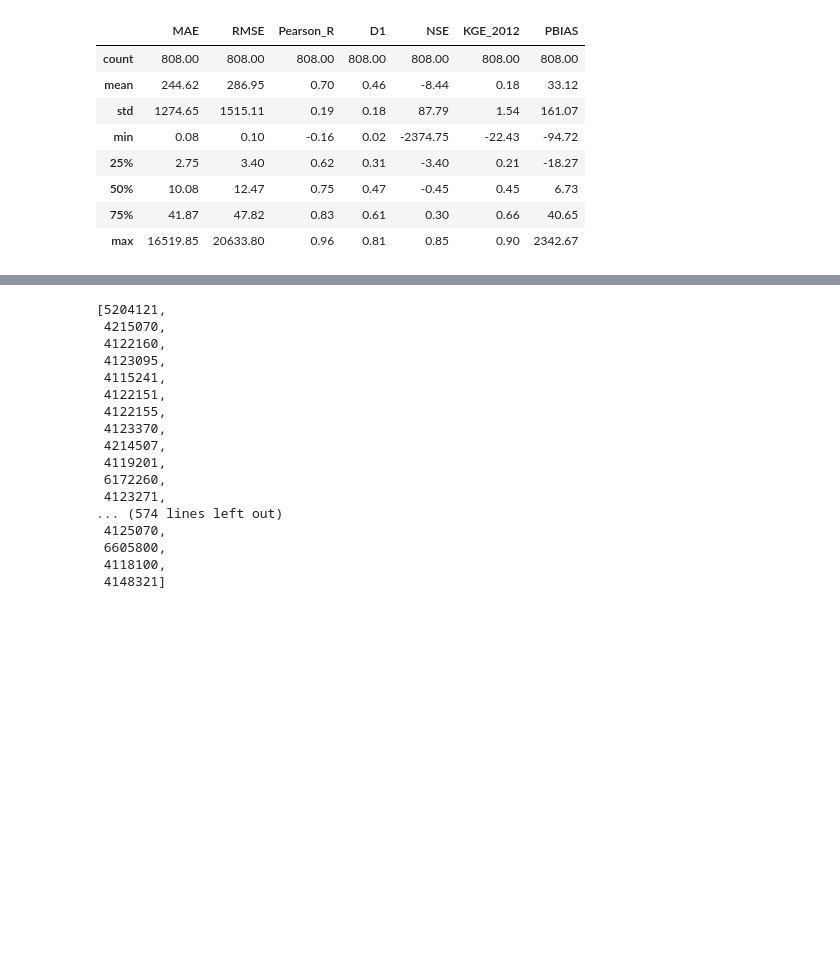
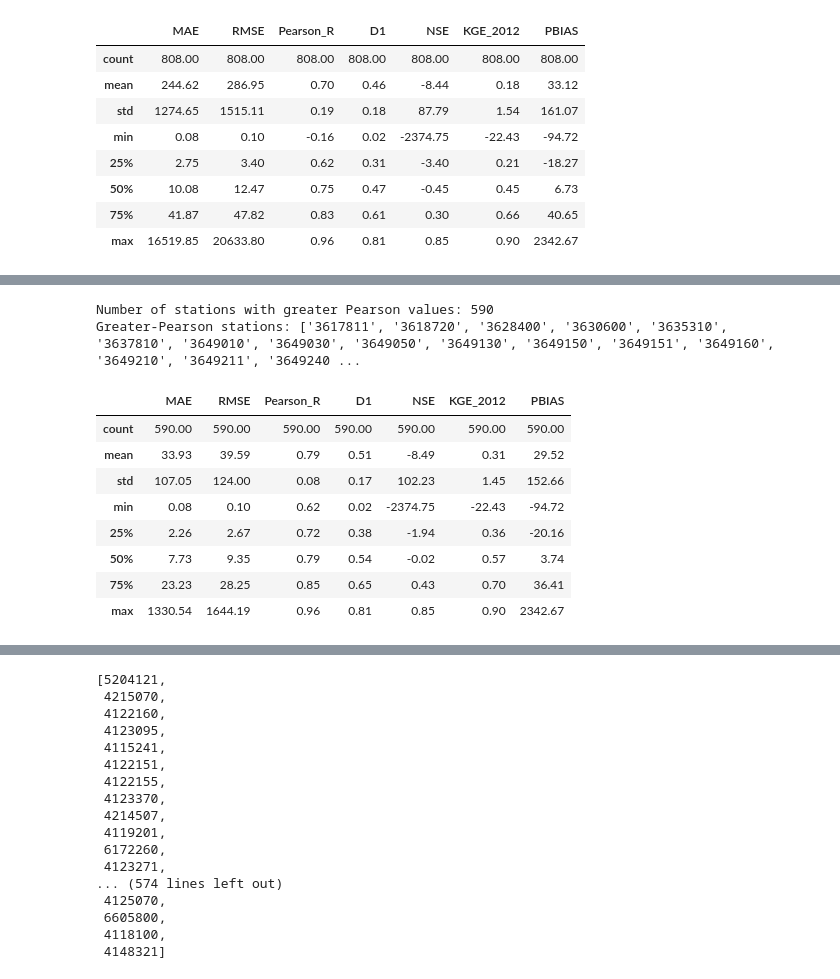
Before and after one commit to jevago262000/PhD_1-Water_Balance, a Jupyter notebook: 7.2a.streamflow_analysis_from_wyield4.ipynb, the cells around one changed output, grey strips where cells are left out. Drawn from its saved outputs; the diff is of its cells as text; code cells hidden in the pictures; blank space fills up the shorter version.

```diff
--- a/7.2a.streamflow_analysis_from_wyield4.ipynb
+++ b/7.2a.streamflow_analysis_from_wyield4.ipynb
@@ -485 +559,28 @@ stats_all_years.describe().map(lambda x: f"{x:.2f}")
+# %%
+pearson_threshold = 0.615 # Adjust this value as needed
+stats_all_years_no_low_r = stats_all_years_no_outliers[
+	(stats_all_years_no_outliers['Pearson_R'] > pearson_threshold) |
+	(stats_all_years_no_outliers['Pearson_R'] < -pearson_threshold)
+]
+
+no_low_r_stations = stats_all_years_no_low_r.index.tolist()
+
+print(f"Number of stations with greater Pearson values: {len(no_low_r_stations)}")
+print("Greater-Pearson stations:", no_low_r_stations)
+
+# Summary of the final statistics after filtering out outliers and low Pearson_R stations
+# Using the default area ("CATCHMENT_SIZE2") from GRDC information and complete water-years (aggregated streamflow)
+stats_all_years_no_low_r.describe().map(lambda x: f"{x:.2f}")
+# %% [output]
+Number of stations with greater Pearson values: 590
+Greater-Pearson stations: ['3617811', '3618720', '3628400', '3630600', '3635310', '3637810', '3649010', '3649030', '3649050', '3649130', '3649150', '3649151', '3649160', '3649210', '3649211', '3649240 ...
+|  | MAE | RMSE | Pearson_R | D1 | NSE | KGE_2012 | PBIAS |
+| count | 590.00 | 590.00 | 590.00 | 590.00 | 590.00 | 590.00 | 590.00 |
+| mean | 33.93 | 39.59 | 0.79 | 0.51 | -8.49 | 0.31 | 29.52 |
+| std | 107.05 | 124.00 | 0.08 | 0.17 | 102.23 | 1.45 | 152.66 |
+| min | 0.08 | 0.10 | 0.62 | 0.02 | -2374.75 | -22.43 | -94.72 |
+| 25% | 2.26 | 2.67 | 0.72 | 0.38 | -1.94 | 0.36 | -20.16 |
+| 50% | 7.73 | 9.35 | 0.79 | 0.54 | -0.02 | 0.57 | 3.74 |
+| 75% | 23.23 | 28.25 | 0.85 | 0.65 | 0.43 | 0.70 | 36.41 |
+| max | 1330.54 | 1644.19 | 0.96 | 0.81 | 0.85 | 0.90 | 2342.67 |
 # %%
```
Also changed, not shown: parts of 8 cells of this notebook.
